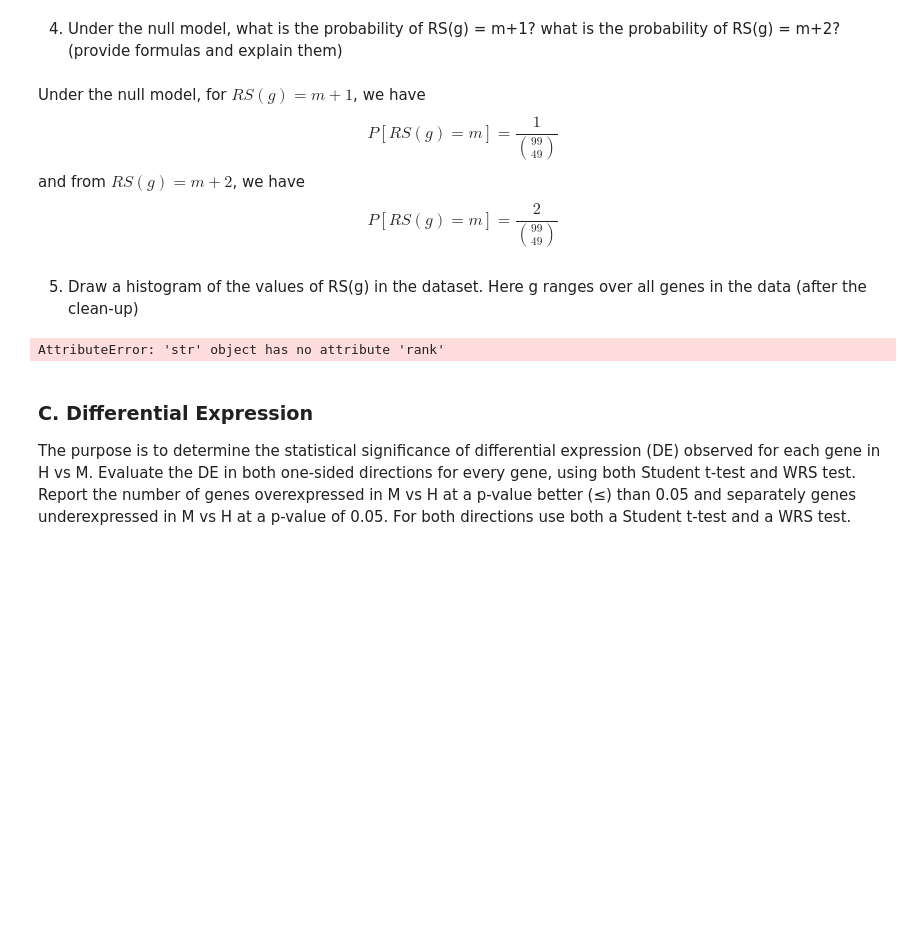
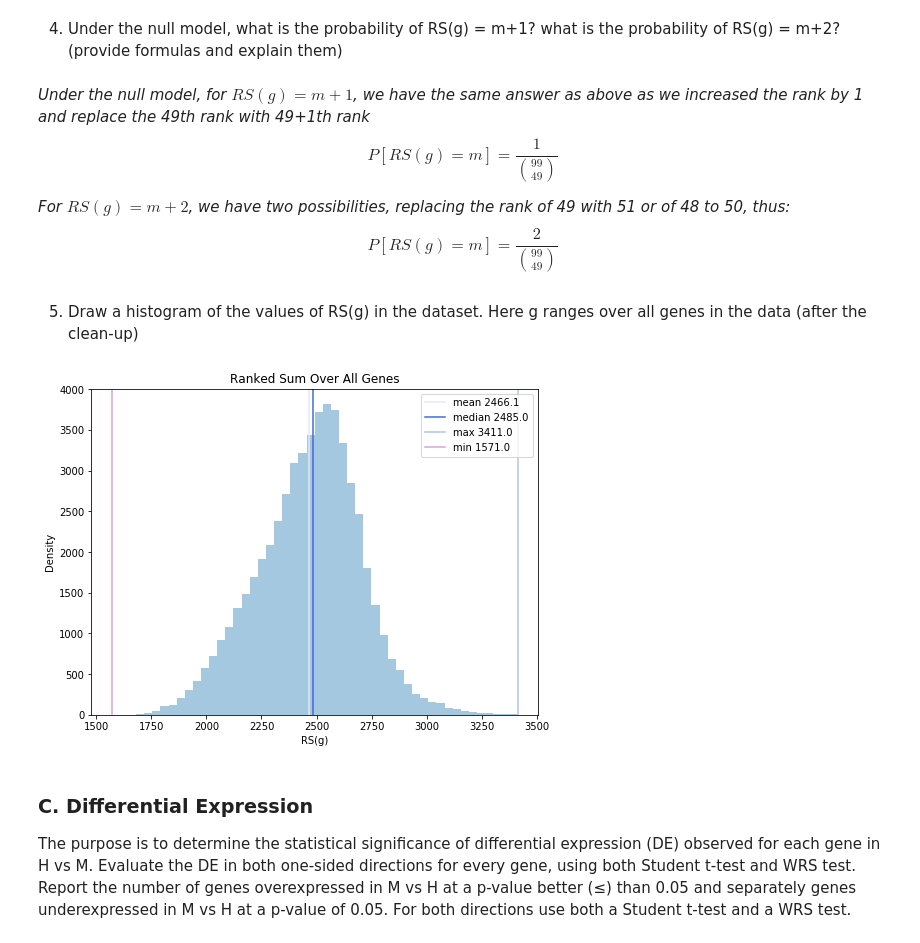
Before and after one commit to mayakerem/StatisticsDataAnalysis, a Jupyter notebook: HW4/204818181_329827190.ipynb, the cells around one changed output. Saved outputs shown, nothing was run; the diff lists cells and outputs as text; code cells hidden in the pictures; blank space fills up the shorter version.

```diff
--- a/HW4/204818181_329827190.ipynb
+++ b/HW4/204818181_329827190.ipynb
@@ -100,6 +103,6 @@ There 50 Hs and 49 Ms
 # %% [markdown]
 4)	If there are missing values, then remove the entire row (gene) from the data matrix. How many rows left now?
 # %%
-transpose_data.dropna(how='any',axis=0,inplace=True)
-print('There are {} genes'.format(transpose_data.shape[1] - 1))
+clean_transpose_data = transpose_data.dropna(how='any', axis=1, inplace=False)
+print('Th#ere are {} genes'.format(clean_transpose_data.shape[1] - 2))
 # %% [output]
@@ -131,28 +128,35 @@ $$ P[RS(g) = m] = \frac{1}{{99 \choose 49}} $$
 4)	Under the null model, what is the probability of RS(g) = m+1? what is the probability of RS(g) = m+2?
 (provide formulas and explain them)
 # %% [markdown]
-Under the null model, for $RS(g) = m + 1 $, we have
+_Under the null model, for $RS(g) = m + 1 $, we have the same answer as above as we increased the rank by 1 and replace the 49th rank with 49+1th rank_
 $$ P[RS(g) = m] = \frac{1}{{99 \choose 49}} $$
-and from $RS(g) = m + 2 $, we have
+
+_For $RS(g) = m + 2 $, we have two possibilities, replacing the rank of 49 with 51 or of 48 to 50, thus:_
 $$ P[RS(g) = m] = \frac{2}{{99 \choose 49}} $$
 # %% [markdown]
 5)	Draw a histogram of the values of RS(g) in the dataset. Here g ranges over all genes in the data (after the clean-up)
-# %%
-def rank_sum(gene):
-    rank = gene.rank()
-    print( ranks[transpose_data['Class'] == "M"].sum())
-
-transpose_data['Class'] == "M"
-for gene in transpose_data:
-    rank_sum(gene)
-
-# ranked_df = transpose_data.iloc[:,2:].apply(rank_sum, axis=0)
-# ranked_df.hist(bins=30, density=True)
-# plt.title("RS(g) over all genes")
-# plt.ylabel("Density")
-# plt.xlabel("RS(g)")
-# %% [output]
-AttributeError: 'str' object has no attribute 'rank'
+# %%
+def rank_sum(gene):
+    rank = gene.rank()
+    ## We only want class M
+    return (rank[clean_transpose_data['Class'] == "M"].sum())
+
+
+ranked_data = clean_transpose_data.iloc[:,2:].apply(rank_sum, axis=0)
+# %%
+plt.figure(figsize=(8,6))
+sns.distplot(ranked_data, kde = False)
+plt.title("Ranked Sum Over All Genes")
+plt.ylabel("Density")
+plt.xlabel("RS(g)")
+plt.axvline(ranked_data.mean(),label="mean {:0.1f}".format(ranked_data.mean()),color = "lavender")
+plt.axvline(ranked_data.median(),label="median {:0.1f}".format(ranked_data.median()), color = "royalblue")
+plt.axvline(ranked_data.max(),label="max {}".format(ranked_data.max()), color = "lightsteelblue")
+plt.axvline(ranked_data.min(),label="min {}".format(ranked_data.min()), color = 'plum')
+plt.legend()
+plt.show()
+# %% [output]
+[figure, added]
 # %% [markdown]
 ### C. Differential Expression
 The purpose is to determine the statistical significance of differential expression (DE) observed for each gene in H vs M.
```
Also changed, not shown: parts of 52 cells of this notebook.
